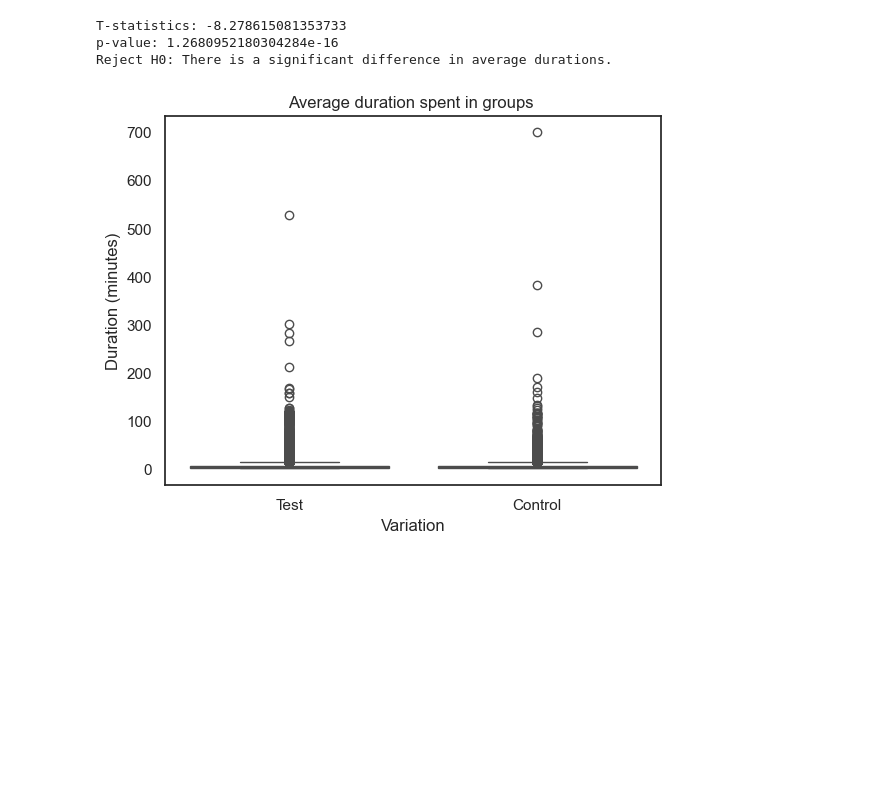
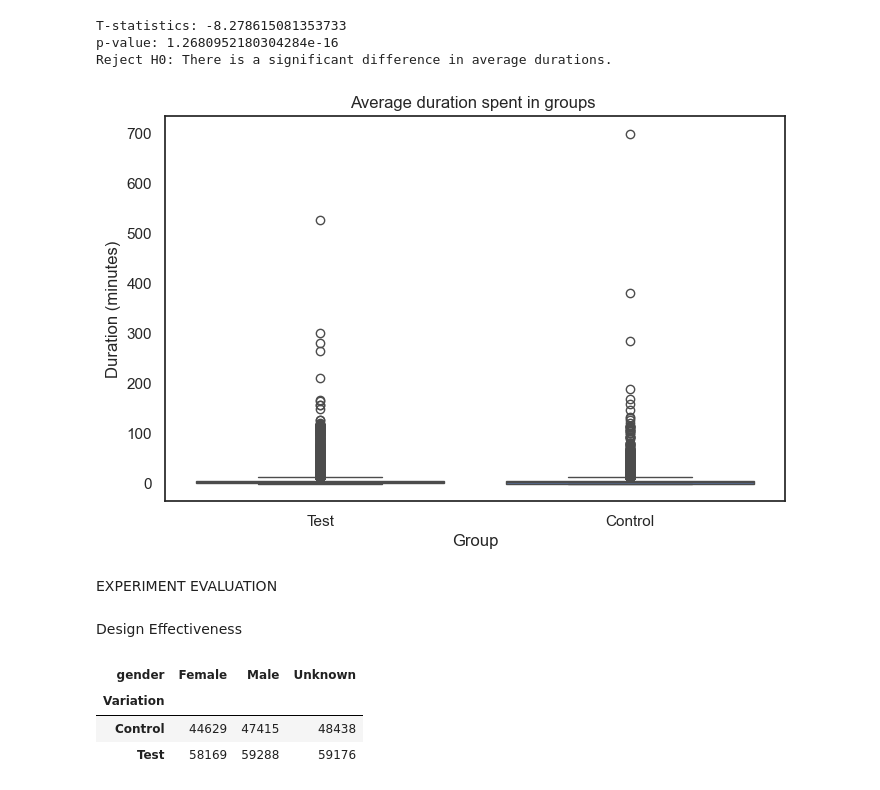
Before and after one commit to MadhurideviD/vanguard_analysis, a Jupyter notebook: vanguard_1.ipynb, the cells around one changed output. Cells and saved outputs as stored; diff of their text form; code cells hidden in the pictures; blank space fills up the shorter version.

Commit message:
with some experimental evaluation

```diff
--- a/vanguard_1.ipynb
+++ b/vanguard_1.ipynb
@@ -1173,0 +1163,17 @@ Name: error, dtype: float64
+# %%
+df_final['prev_step_num'] = df_final.groupby('visit_id')['step_num'].shift(1)
+df_final['regression'] = df_final['step_num'] < df_final['prev_step_num']
+
+# Step 2: Filter only rows where regression occurred
+regression_steps = df_final[df_final['regression']].copy()
+
+# Step 3: Count regressions by step
+regression_counts = regression_steps['step_num'].value_counts().rename('regression_count')
+
+# Step 4: Count total visits to each step
+total_counts = df_final['step_num'].value_counts().rename('total_count')
+
+# Step 5: Combine and compute error rate
+step_stats = pd.concat([regression_counts, total_counts], axis=1).fillna(0)
+step_stats['error_rate (%)'] = (step_stats['regression_count'] / step_stats['total_count']) * 100
+step_stats = step_stats.sort_index()
@@ -1173,0 +1191,16 @@ Name: error, dtype: float64
+# %%
+# Step 1: Add previous step and regression column
+df_final['prev_step_num'] = df_final.groupby('visit_id')['step_num'].shift(1)
+df_final['regression'] = df_final['step_num'] < df_final['prev_step_num']
+
+# Step 2: Total step visits by variation and step
+total_counts = df_final.groupby(['Variation', 'step_num']).size().reset_index(name='total_count')
+
+# Step 3: Regressions by variation and step
+regression_counts = df_final[df_final['regression']].groupby(['Variation', 'step_num']).size().reset_index(name='regression_count')
+
+# Step 4: Merge and calculate error rate
+step_variation_stats = pd.merge(total_counts, regression_counts, on=['Variation', 'step_num'], how='left')
+step_variation_stats['regression_count'] = step_variation_stats['regression_count'].fillna(0)
+step_variation_stats['error_rate (%)'] = (step_variation_stats['regression_count'] / step_variation_stats['total_count']) * 100
+step_variation_stats = step_variation_stats.sort_values(by=['Variation', 'step_num'])
@@ -1175,0 +1277,3 @@ Name: error, dtype: float64
+# %%
+step_order = ['start', 'step_1', 'step_2','confirm']
+df_final['process_step'] = pd.Categorical(df_final['process_step'], categories=step_order, ordered=True)
@@ -1235,12 +1560,14 @@ T-statistics: -8.278615081353733
 p-value: 1.2680952180304284e-16
 Reject H0: There is a significant difference in average durations.
 # %%
+plt.figure(figsize=(8,5))
 sns.boxplot(x='Variation',y='duration',data=visit_durations)
 plt.title('Average duration spent in groups ')
+plt.xlabel('Group')
 plt.ylabel('Duration (minutes)')
 plt.show()
 # %% [output]
-[figure, old version]
+[figure, new version]
 # %%
 # If the error rate of control group = test group. It is H0
 # If the error rate of control group < test group or control group > test group. It is H1
@@ -1248,3 +1575,16 @@ plt.show()
 # %%
 # If all age group in percentage of drop in control test = test group. It is H0
 # If all age group in percentage of drop in control test != test group. It is H1
+# %% [markdown]
+EXPERIMENT EVALUATION
+# %% [markdown]
+Design Effectiveness
+# %%
+gender_by_variation = df_final.groupby(['Variation','gender']).size().unstack(fill_value=0)
+
+gender_by_variation
+# %% [output]
+| gender | Female | Male | Unknown |
+| Variation |  |  |  |
+| Control | 44629 | 47415 | 48438 |
+| Test | 58169 | 59288 | 59176 |
```
Also changed, not shown: parts of 31 cells of this notebook, 2 other files.
